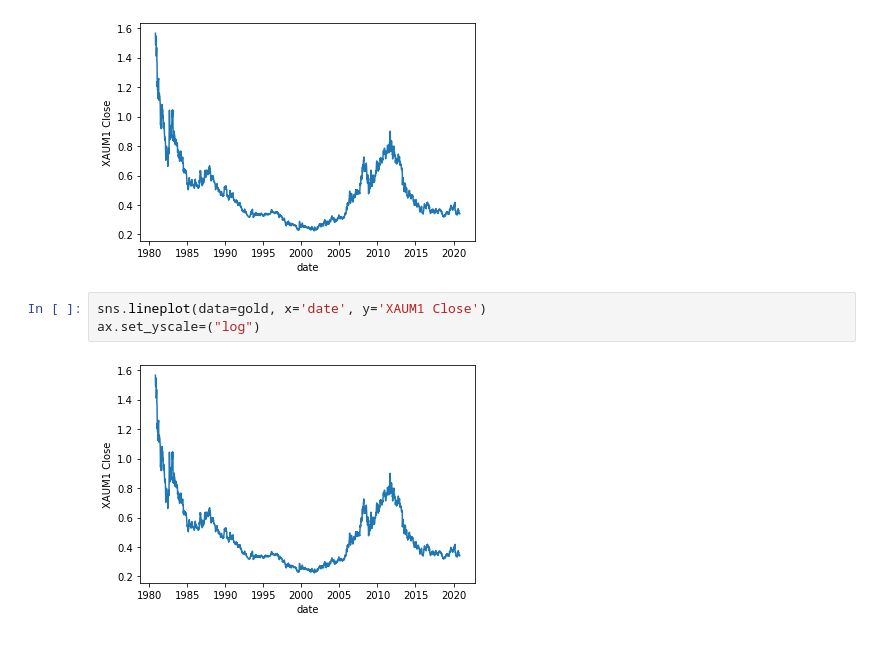
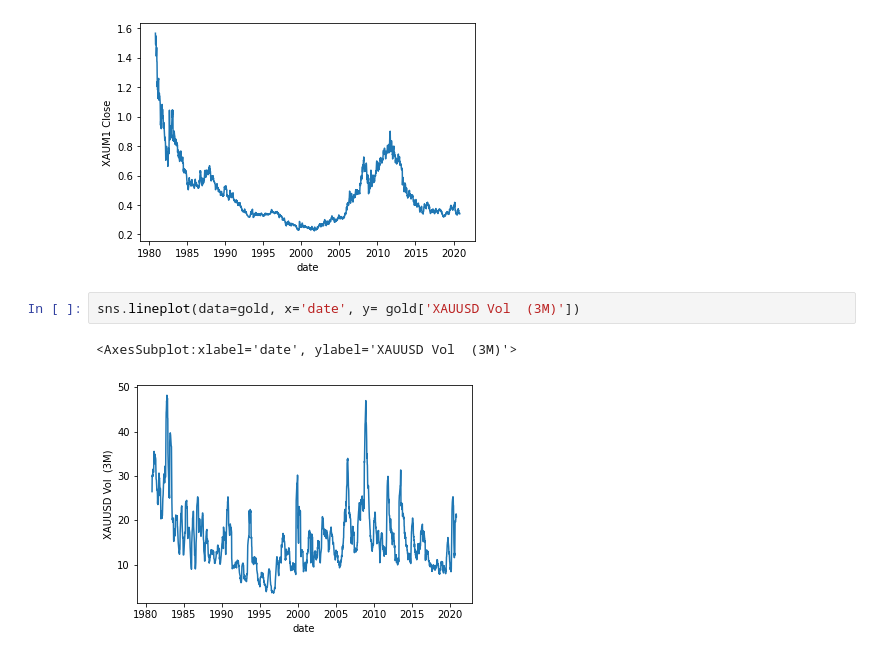
Before and after one commit to carlosvilasanjuan/data_pipe, a Jupyter notebook: Charts.ipynb, the cells around one changed output. Cells and saved outputs as stored; diff of their text form.

```diff
--- a/Charts.ipynb
+++ b/Charts.ipynb
@@ -48,7 +63,7 @@ sns.lineplot(data=gold, x='date', y='XAUM1 Close')
 <AxesSubplot:xlabel='date', ylabel='XAUM1 Close'>
 [figure]
 # %%
-sns.lineplot(data=gold, x='date', y='XAUM1 Close')
-ax.set_yscale=("log")
+sns.lineplot(data=gold, x='date', y= gold['XAUUSD Vol  (3M)'])
 # %% [output]
+<AxesSubplot:xlabel='date', ylabel='XAUUSD Vol  (3M)'>
-[figure, old version]
+[figure, new version]
```
Also changed, not shown: parts of 5 cells of this notebook, 2 other files.
